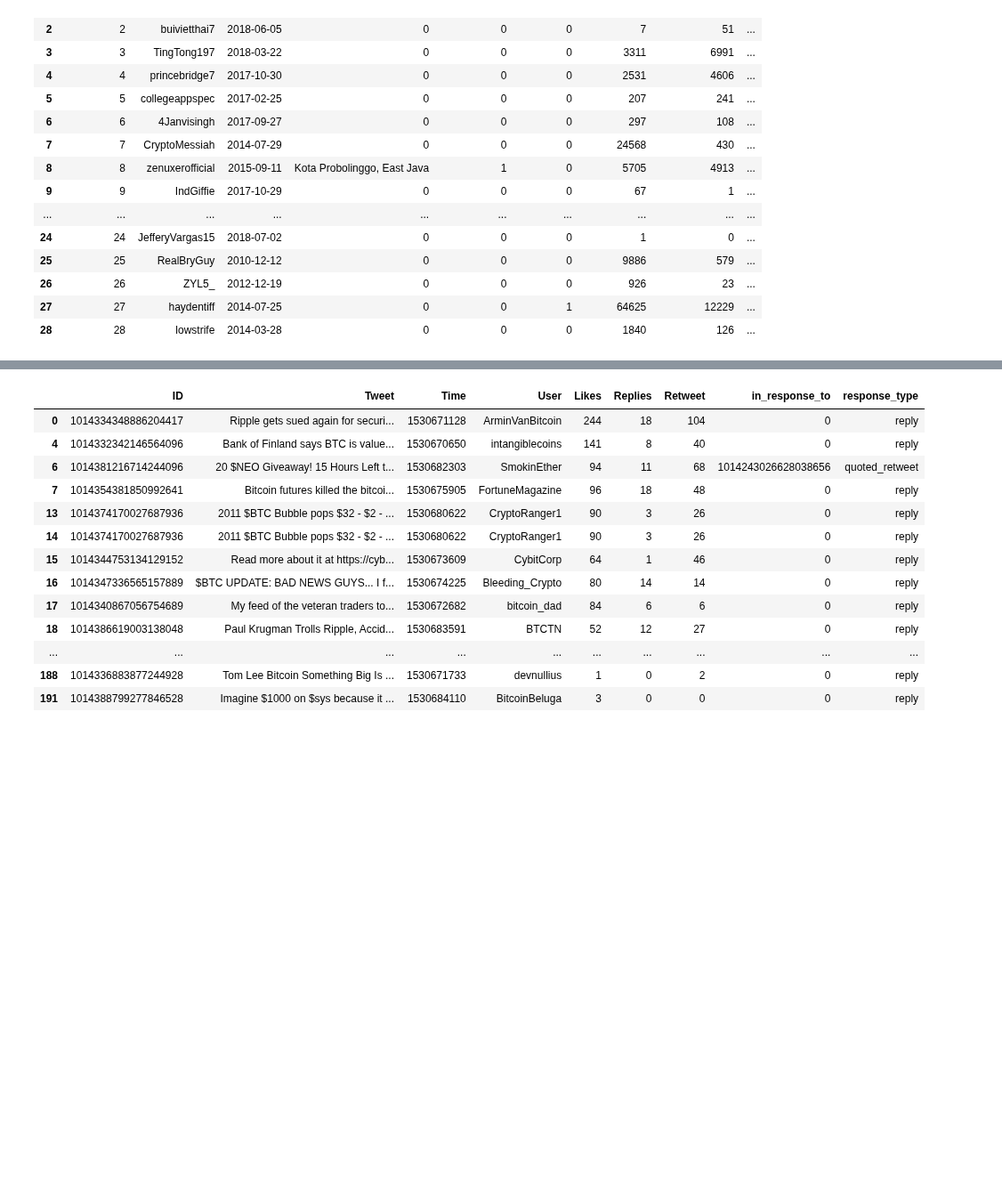
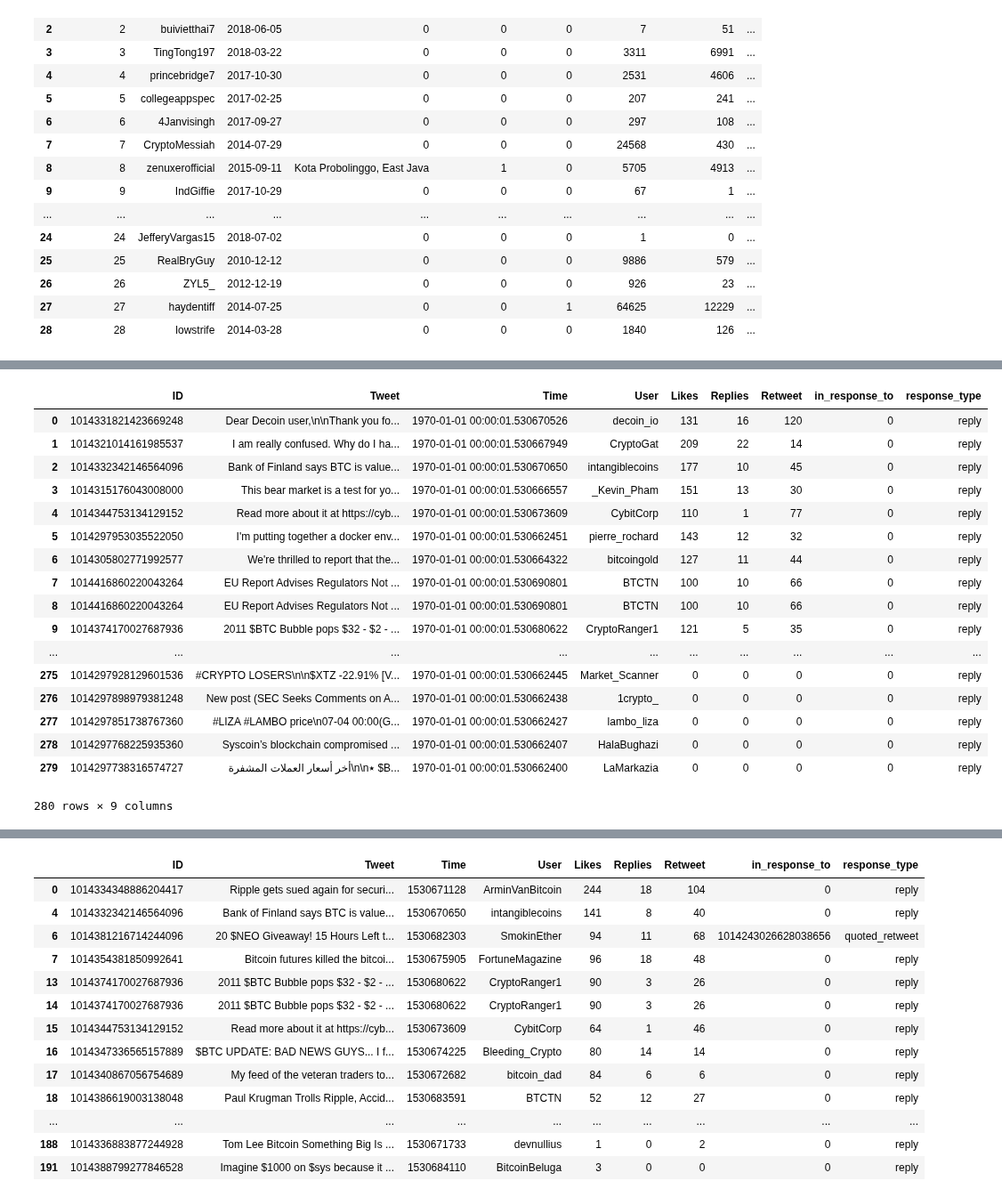
Before and after one commit to warproxxx/CryptoTrader, a Jupyter notebook: CryptoTrader/data_utils/twitter_data/Live Manager.ipynb, the cells around one changed output, grey strips where cells are left out. Shown at 89% size. Drawn from its saved outputs; the diff is of its cells as text; code cells hidden in the pictures; blank space fills up the shorter version.

```diff
--- a/CryptoTrader/data_utils/twitter_data/Live Manager.ipynb
+++ b/CryptoTrader/data_utils/twitter_data/Live Manager.ipynb
@@ -133,10 +130,27 @@ df = data['bitcoin']['2018-07-04']
 df = df.assign(f = df['Likes'].astype(int) + df['Replies'].astype(int) + df['Retweet'].astype(int)).sort_values('f', ascending=False).drop('f', axis=1).reset_index(drop=True)
 # %%
 #only get data that is 6 hours and shorter
-# %%
-df['Time'] = pd.to_datetime(df['Time'], errors='coerce')
-# %%
-df['Time'] = df['Time'].astype(np.int64) // 10 ** 9
+# %%
+df
+# %% [output]
+|  | ID | Tweet | Time | User | Likes | Replies | Retweet | in_response_to | response_type |
+| 0 | 1014331821423669248 | Dear Decoin user,\n\nThank you fo... | 1970-01-01 00:00:01.530670526 | decoin_io | 131 | 16 | 120 | 0 | reply |
+| 1 | 1014321014161985537 | I am really confused. Why do I ha... | 1970-01-01 00:00:01.530667949 | CryptoGat | 209 | 22 | 14 | 0 | reply |
+| 2 | 1014332342146564096 | Bank of Finland says BTC is value... | 1970-01-01 00:00:01.530670650 | intangiblecoins | 177 | 10 | 45 | 0 | reply |
+| 3 | 1014315176043008000 | This bear market is a test for yo... | 1970-01-01 00:00:01.530666557 | _Kevin_Pham | 151 | 13 | 30 | 0 | reply |
+| 4 | 1014344753134129152 | Read more about it at https://cyb... | 1970-01-01 00:00:01.530673609 | CybitCorp | 110 | 1 | 77 | 0 | reply |
+| 5 | 1014297953035522050 | I'm putting together a docker env... | 1970-01-01 00:00:01.530662451 | pierre_rochard | 143 | 12 | 32 | 0 | reply |
+| 6 | 1014305802771992577 | We're thrilled to report that the... | 1970-01-01 00:00:01.530664322 | bitcoingold | 127 | 11 | 44 | 0 | reply |
+| 7 | 1014416860220043264 | EU Report Advises Regulators Not ... | 1970-01-01 00:00:01.530690801 | BTCTN | 100 | 10 | 66 | 0 | reply |
+| 8 | 1014416860220043264 | EU Report Advises Regulators Not ... | 1970-01-01 00:00:01.530690801 | BTCTN | 100 | 10 | 66 | 0 | reply |
+| 9 | 1014374170027687936 | 2011 $BTC Bubble pops $32 - $2 - ... | 1970-01-01 00:00:01.530680622 | CryptoRanger1 | 121 | 5 | 35 | 0 | reply |
+| ... | ... | ... | ... | ... | ... | ... | ... | ... | ... |
+| 275 | 1014297928129601536 | #CRYPTO LOSERS\n\n$XTZ -22.91% [V... | 1970-01-01 00:00:01.530662445 | Market_Scanner | 0 | 0 | 0 | 0 | reply |
+| 276 | 1014297898979381248 | New post (SEC Seeks Comments on A... | 1970-01-01 00:00:01.530662438 | 1crypto_ | 0 | 0 | 0 | 0 | reply |
+| 277 | 1014297851738767360 | #LIZA #LAMBO price\n07-04 00:00(G... | 1970-01-01 00:00:01.530662427 | lambo_liza | 0 | 0 | 0 | 0 | reply |
+| 278 | 1014297768225935360 | Syscoin’s blockchain compromised ... | 1970-01-01 00:00:01.530662407 | HalaBughazi | 0 | 0 | 0 | 0 | reply |
+| 279 | 1014297738316574727 | أخر أسعار العملات المشفرة\n\n٭ $B... | 1970-01-01 00:00:01.530662400 | LaMarkazia | 0 | 0 | 0 | 0 | reply |
+280 rows × 9 columns
 # %%
 three_ago = int((datetime.now() - timedelta(hours=6)).replace(tzinfo=timezone.utc).timestamp())
 # %%
```
Also changed, not shown: parts of 4 cells of this notebook, 2 other files.
